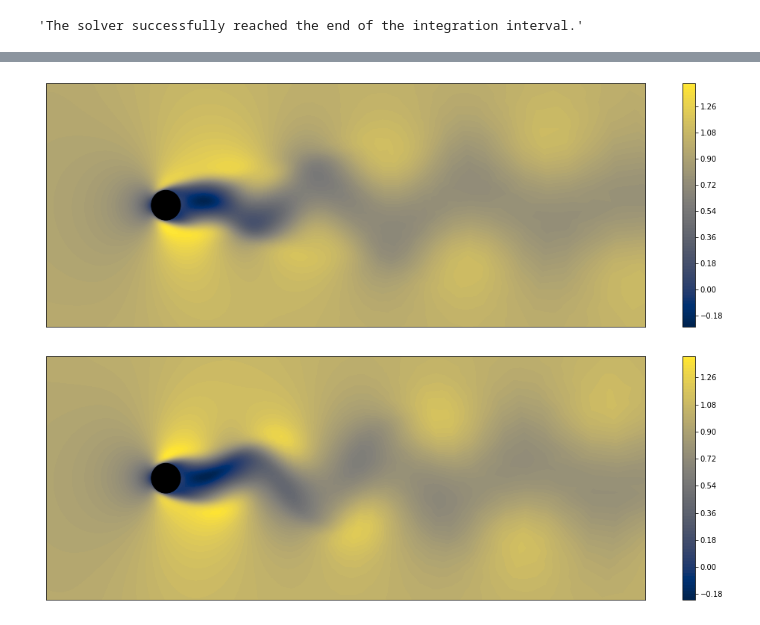
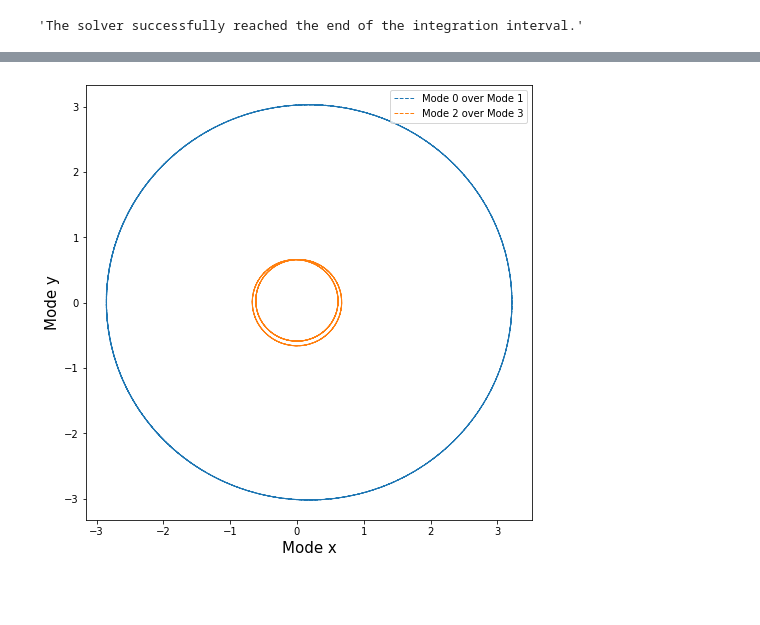
Before and after one commit to JanRotti/podGalerkin, a Jupyter notebook: pod_galerkin_code.ipynb, the cells around one changed output, grey strips where cells are left out. Drawn from its saved outputs; the diff is of its cells as text; code cells hidden in the pictures; blank space fills up the shorter version.

```diff
--- a/pod_galerkin_code.ipynb
+++ b/pod_galerkin_code.ipynb
@@ -270,10 +273,17 @@ rec = np.repeat(np.expand_dims(q_avg,1),rec_len,1)
 for i in range(num):
     rec += np.outer(pod_modes[:,i],sol.y[i,-100:])
 # %%
-plot_cylinder_data(x,y,rec[:n,0],zoom=True)
+#plot_cylinder_data(x,y,rec[:n,0],zoom=True)
-# %% [output]
-[figure, removed]
 # %%
-plot_cylinder_data(x,y,q[:n,90],zoom=True)
+#plot_cylinder_data(x,y,q[:n,90],zoom=True)
-# %% [output]
-[figure, removed]
+# %%
+fig, ax = plt.subplots(1,1,figsize=(8,8))
+ax.plot(coeffs[0,:],coeffs[1,:],linewidth=1, linestyle="dashed", label="Mode 0 over Mode 1")
+ax.plot(coeffs[2,:],coeffs[3,:],linewidth=1, linestyle="dashed", label="Mode 2 over Mode 3")
+#ax.plot(coeffs[4,:],coeffs[5,:],linewidth=1, linestyle="dashed", label="Mode 4 over Mode 5")
+ax.set_xlabel("Mode x",size=15)
+ax.set_ylabel("Mode y",size=15)
+plt.legend()
+plt.savefig("mach_0.mach_0.6_stabilized.png")
+# %% [output]
+[figure, added]
```
Also changed, not shown: parts of 8 cells of this notebook, 2 other files.
